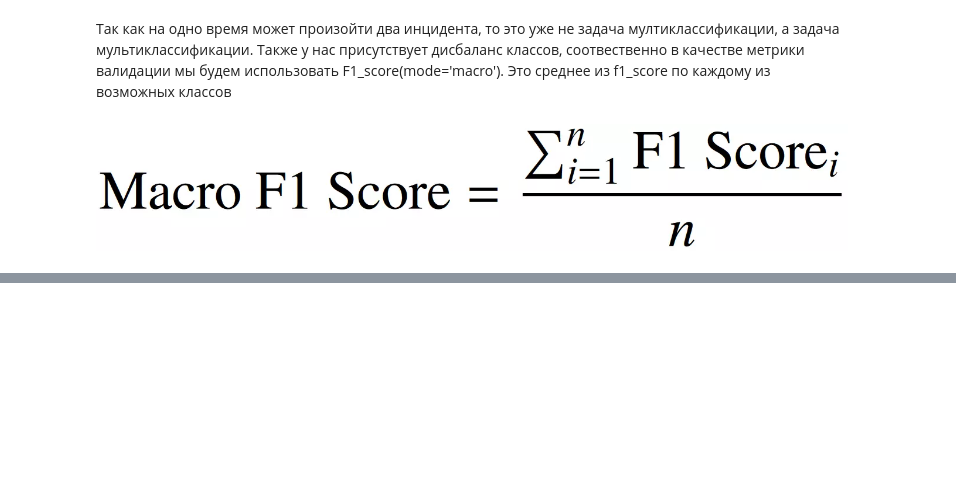
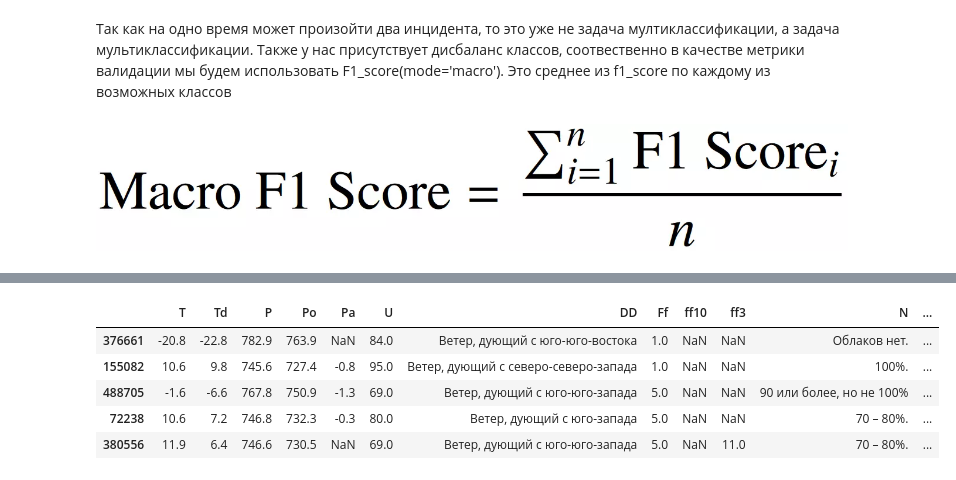
Before and after one commit to boldirev-as/Digital_perm23, a Jupyter notebook: Solution_balexa.ipynb, the cells around one changed output, grey strips where cells are left out. Cells and saved outputs as stored; diff of their text form; code cells hidden in the pictures; blank space fills up the shorter version.

```diff
--- a/Solution_balexa.ipynb
+++ b/Solution_balexa.ipynb
@@ -96,0 +165,2 @@ memory usage: 143.4+ MB
+# %%
+merged_df = merged_df[~merged_df['T_lag9'].isna()]
@@ -104,0 +195,21 @@ memory usage: 143.4+ MB
+# %%
+def downsample(df, fraction=1):
+        """
+        function to downsample majority class.
+        """
+        # Separate the majority and minority classes
+        majority_class = df[df['Тип'] == 'Нет события']
+        minority_class = df[df['Тип'] != 'Нет события']
+
+        # Calculate the number of samples needed from the majority class
+        num_samples = len(minority_class)
+
+        downsampled_majority = majority_class.sample(frac=fraction, replace=True)
+
+        downsampled_df = pd.concat([downsampled_majority, minority_class], axis=0)
+
+        return downsampled_df
+# %%
+train_df = merged_df.copy()
+# %%
+train_df = downsample(train_df, fraction=0.001)
@@ -104,0 +228,9 @@ memory usage: 143.4+ MB
+# %%
+train_df[selected_columns].head()
+# %% [output]
+|  | T | Td | P | Po | Pa | U | DD | Ff | ff10 | ff3 | N | ... |
+| 376661 | -20.8 | -22.8 | 782.9 | 763.9 | NaN | 84.0 | Ветер, дующий с юго-юго-востока | 1.0 | NaN | NaN | Облаков нет. | ... |
+| 155082 | 10.6 | 9.8 | 745.6 | 727.4 | -0.8 | 95.0 | Ветер, дующий с северо-северо-запада | 1.0 | NaN | NaN | 100%. | ... |
+| 488705 | -1.6 | -6.6 | 767.8 | 750.9 | -1.3 | 69.0 | Ветер, дующий с юго-юго-запада | 5.0 | NaN | NaN | 90 или более, но не 100% | ... |
+| 72238 | 10.6 | 7.2 | 746.8 | 732.3 | -0.3 | 80.0 | Ветер, дующий с юго-запада | 5.0 | NaN | NaN | 70 – 80%. | ... |
+| 380556 | 11.9 | 6.4 | 746.6 | 730.5 | NaN | 69.0 | Ветер, дующий с юго-юго-запада | 5.0 | NaN | 11.0 | 70 – 80%. | ... |
```
Also changed, not shown: parts of 19 cells of this notebook.
